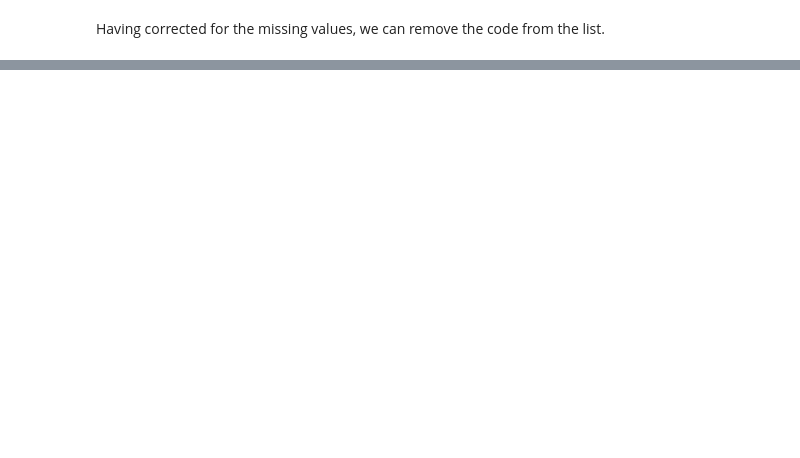
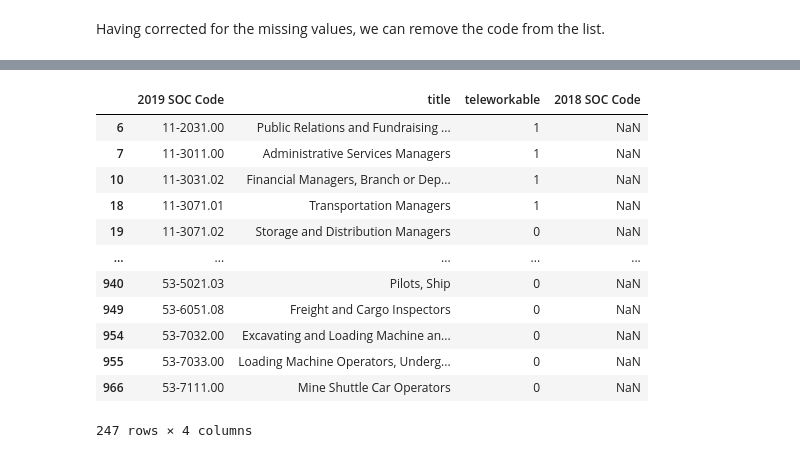
Before and after one commit to meganmccoy/ONET_Occupation_Codes, a Jupyter notebook: Mapping SOP and Census Occupation Codes.ipynb, the cells around one changed output, grey strips where cells are left out. Cells and saved outputs as stored; diff of their text form; code cells hidden in the pictures; blank space fills up the shorter version.

```diff
--- a/Mapping SOP and Census Occupation Codes.ipynb
+++ b/Mapping SOP and Census Occupation Codes.ipynb
@@ -244,0 +225,5 @@ onet.to_csv('onet_flex.csv', index=False)
+# %%
+onet = pd.read_csv('../Dingel and Neiman 2020/occupations_workathome.csv')
+
+onet.rename(columns = {'onetsoccode': '2019 SOC Code'}, inplace=True) # for Dingel and Neiman data
+onet.head()
@@ -244,0 +237,2 @@ onet.to_csv('onet_flex.csv', index=False)
+# %%
+crosswalk2019 = pd.read_csv('../2019_to_SOC_Crosswalk.csv')
@@ -244,0 +248,4 @@ onet.to_csv('onet_flex.csv', index=False)
+# %%
+crosswalk2019.rename(columns = {'O*NET-SOC 2019 Code': '2019 SOC Code'}, inplace=True)
+
+crosswalk2019_dict = dict(crosswalk2019.groupby('2019 SOC Code')['2018 SOC Code'].apply(list))
@@ -244,0 +272,19 @@ onet.to_csv('onet_flex.csv', index=False)
+# %%
+onet['2018 SOC Code'] = onet['2019 SOC Code'].map(crosswalk2019_dict)
+nulls = onet[onet['2018 SOC Code'].isna()]
+
+nulls
+# %% [output]
+|  | 2019 SOC Code | title | teleworkable | 2018 SOC Code |
+| 6 | 11-2031.00 | Public Relations and Fundraising ... | 1 | NaN |
+| 7 | 11-3011.00 | Administrative Services Managers | 1 | NaN |
+| 10 | 11-3031.02 | Financial Managers, Branch or Dep... | 1 | NaN |
+| 18 | 11-3071.01 | Transportation Managers | 1 | NaN |
+| 19 | 11-3071.02 | Storage and Distribution Managers | 0 | NaN |
+| ... | ... | ... | ... | ... |
+| 940 | 53-5021.03 | Pilots, Ship | 0 | NaN |
+| 949 | 53-6051.08 | Freight and Cargo Inspectors | 0 | NaN |
+| 954 | 53-7032.00 | Excavating and Loading Machine an... | 0 | NaN |
+| 955 | 53-7033.00 | Loading Machine Operators, Underg... | 0 | NaN |
+| 966 | 53-7111.00 | Mine Shuttle Car Operators | 0 | NaN |
+247 rows × 4 columns
```
Also changed, not shown: parts of 17 cells of this notebook.
